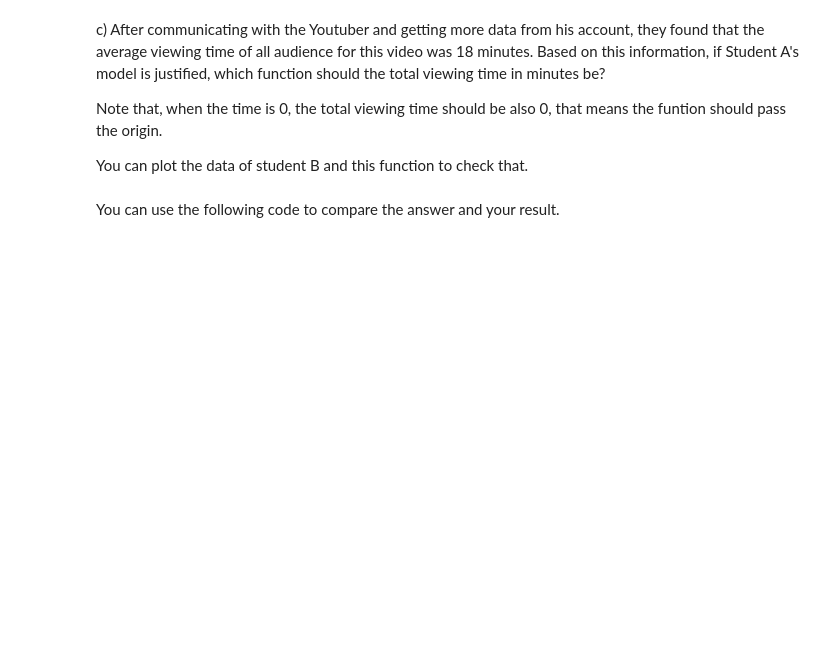
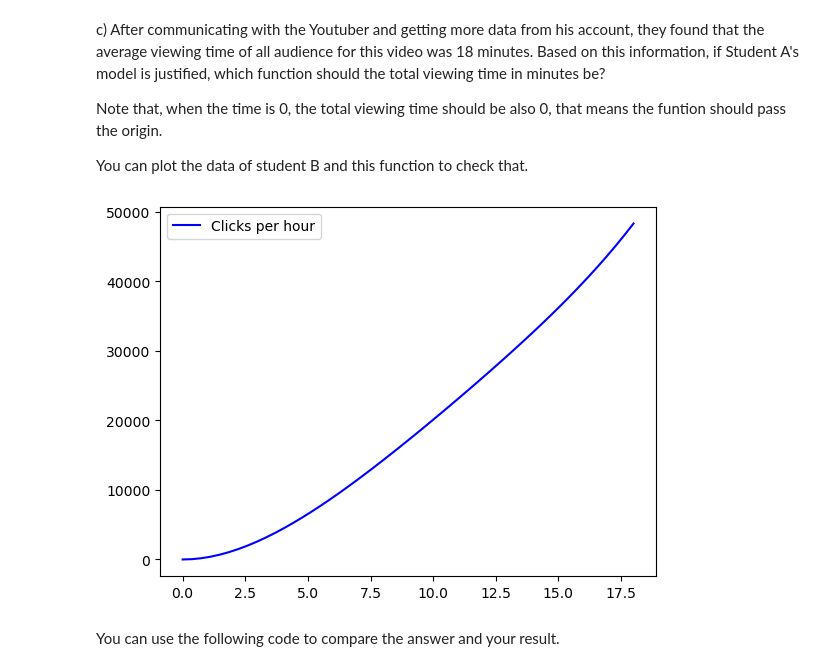
Before and after one commit to WALT8546/computational-thinking-week-individual-14150182, a Jupyter notebook: challenge_calculus/answered_calculus.ipynb, the cells around one changed output. Drawn from its saved outputs; the diff is of its cells as text; code cells hidden in the pictures; blank space fills up the shorter version.

```diff
--- a/challenge_calculus/answered_calculus.ipynb
+++ b/challenge_calculus/answered_calculus.ipynb
@@ -113,15 +123,17 @@ Note that, when the time is 0, the total viewing time should be also 0, that mea
 You can plot the data of student B and this function to check that.
 # %%
 def IntegralPoly(x):
-    return (1.33e-5 * x**6) - (0.0036 * x**5) + (0.37 * x**4) - (17.5 * x**3) + (340.0 * x**2)
+    return 18 * (1.33e-5 * x**6) - (0.0036 * x**5) + (0.37 * x**4) - (17.5 * x**3) + (340.0 * x**2)
 
 
-x = np.linspace(0, 80)
+x = np.linspace(0, 18)
 y = IntegralPoly(x)
 
 sns.lineplot(x = x, y = y, color = "blue", label = "Clicks per hour")
 
 plt.show()
+# %% [output]
+[figure, added]
 # %% [markdown]
 You can use the following code to compare the answer and your result.
 # %%
```
Also changed, not shown: parts of 6 cells of this notebook.
